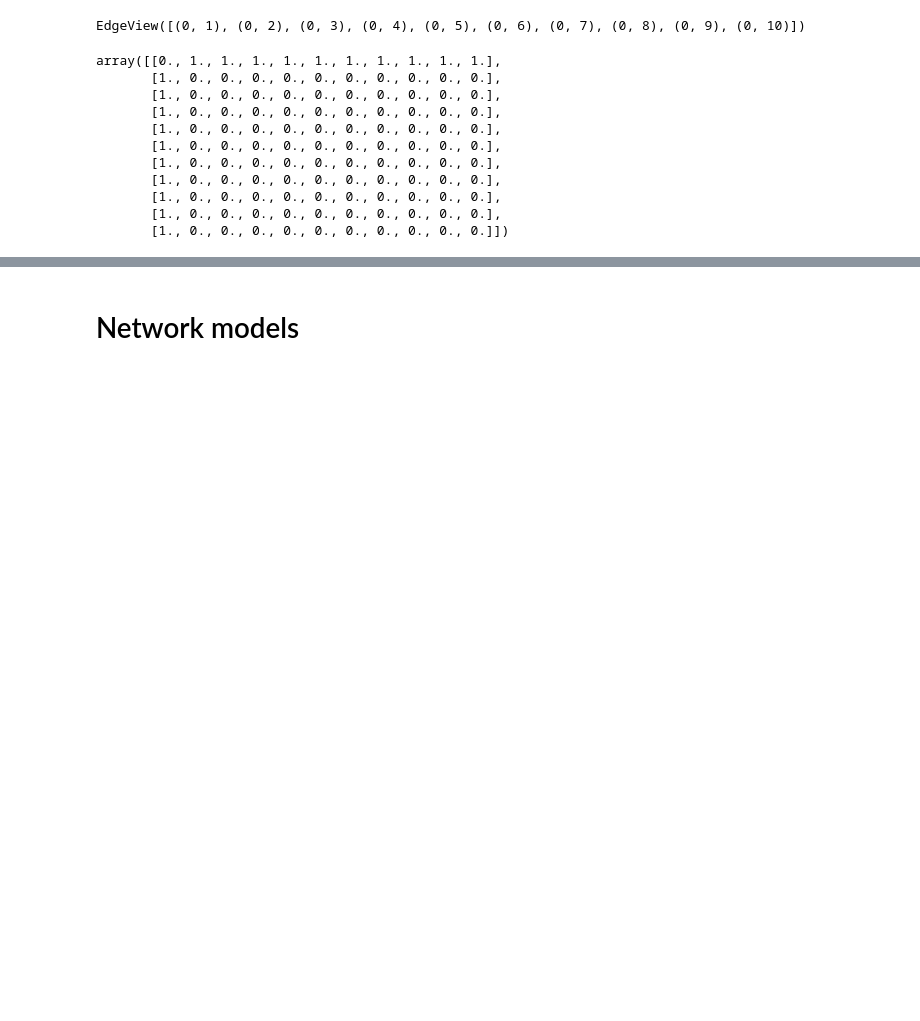
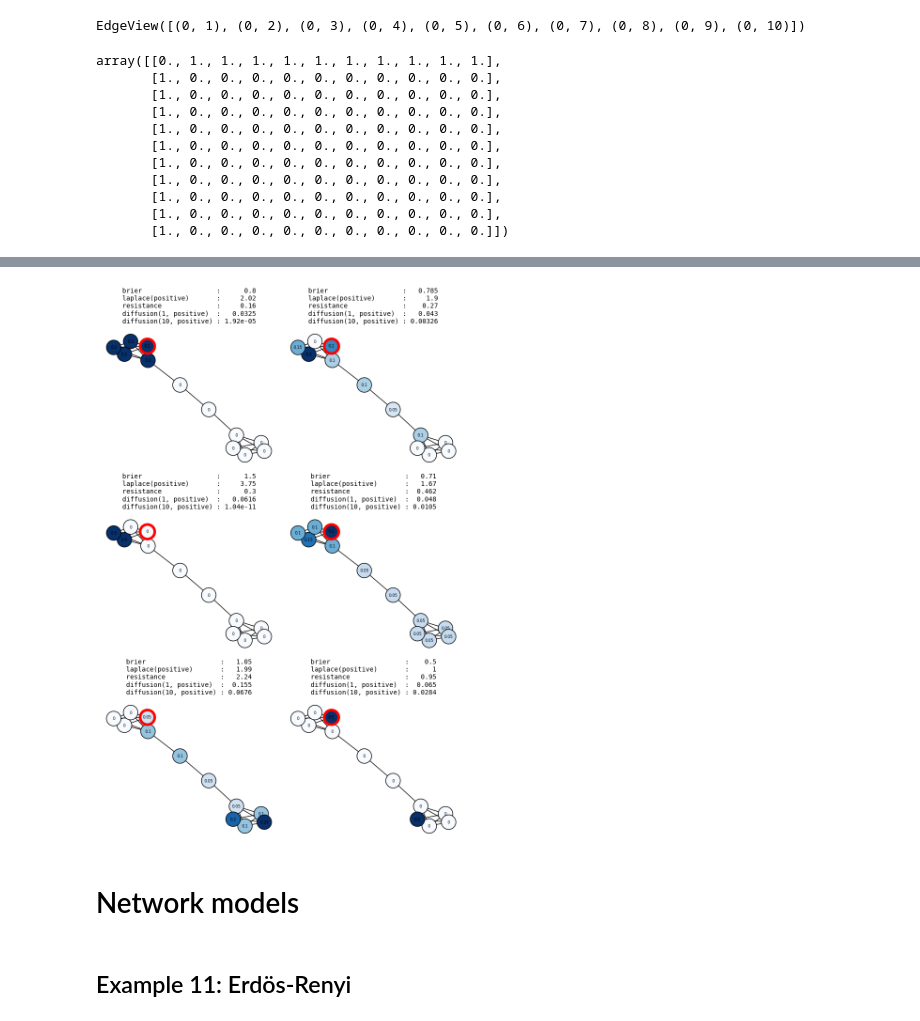
Before and after one commit to lo-hfk/proper-graph-scoring-rules, a Jupyter notebook: examples/NodeSelectionExamples2.ipynb, the cells around one changed output, grey strips where cells are left out. Saved outputs shown, nothing was run; the diff lists cells and outputs as text; code cells hidden in the pictures; blank space fills up the shorter version.

```diff
--- a/examples/NodeSelectionExamples2.ipynb
+++ b/examples/NodeSelectionExamples2.ipynb
@@ -146,0 +182,12 @@ plt.show()
+# %%
+# Task 2a
+
+# Ground truth
+true_node = 0
+
+# Prediction
+prediction = np.zeros(len(G))
+prediction[0:5] = 0.2
+assert np.allclose(sum(prediction), 1)
+
+task_2a = ns.NodeSelectionTask(adjacency_matrix, prediction, true_node)
@@ -147,2 +289,39 @@ plt.show()
+# %%
+# Task 2f
+
+# Ground truth
+true_node = 0
+
+# Prediction
+prediction = np.zeros(len(G))
+prediction[0] = 0.5
+prediction[11] = 0.5
+assert np.allclose(sum(prediction), 1)
+
+task_2f = ns.NodeSelectionTask(adjacency_matrix, prediction, true_node)
+# %%
+fig, axs = plt.subplots(3, 2, figsize=(8, 12), dpi=100)
+
+for task, ax in zip([task_2a, task_2b, task_2c, task_2d, task_2e, task_2f], axs.flatten()):
+    plot_task(
+        ax, G, node_probs=task.node_probs, true_node=task.true_node,
+        labels="prob", colorbar=False, contrast=1, prob_color="Blues", true_color="red",
+        scores=[
+            "brier",
+            {"laplace": {"convention": "positive"}},
+            "resistance",
+            {"diffusion": {"kappa2": 1, "convention": "positive"}},
+            {"diffusion": {"kappa2": 10, "convention": "positive"}}
+        ],
+        score_pos="top"
+    )
+    ax.set_axis_off()  # optional, already done in plot_task
+
+plt.tight_layout()
+plt.show()
+# %% [output]
+[figure, added]
 # %% [markdown]
 # Network models
+# %% [markdown]
+## Example 11: Erdös-Renyi
```
Also changed, not shown: parts of 39 cells of this notebook, 3 other files.
